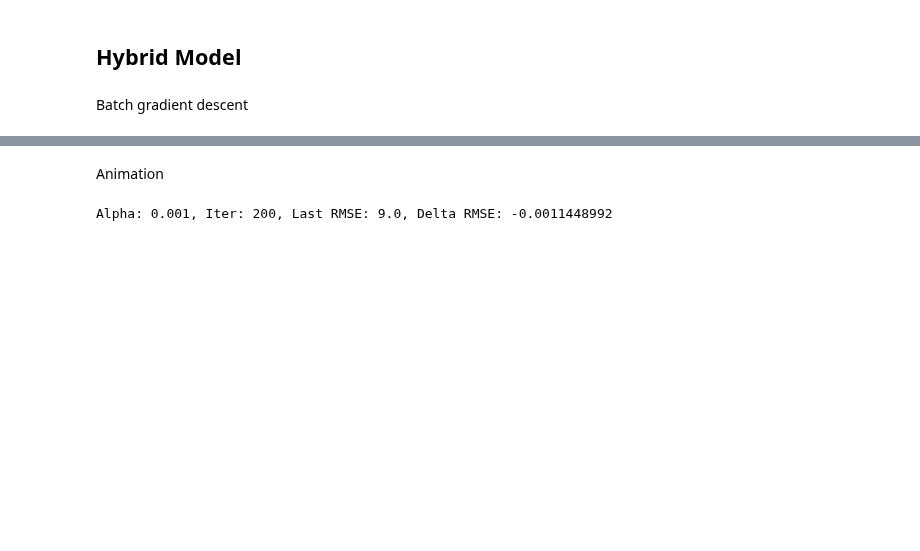
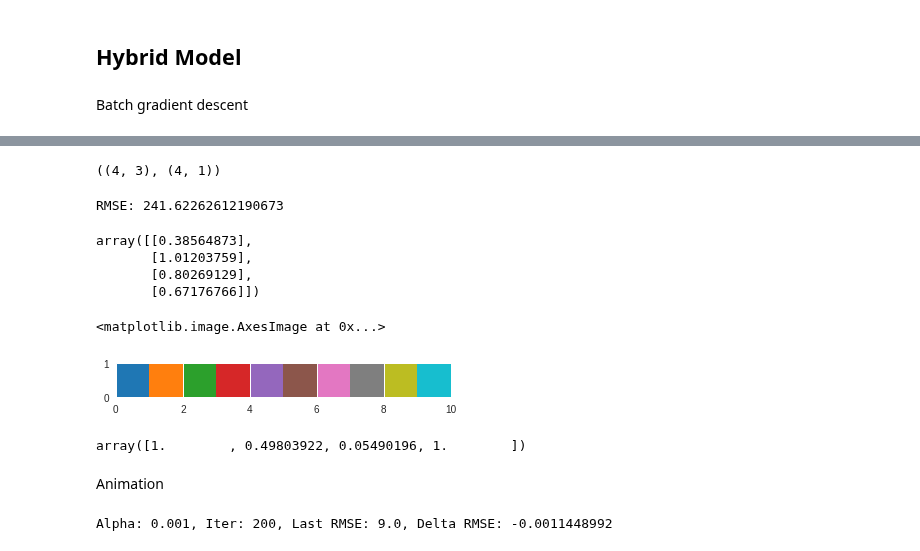
Before and after one commit to khanhnguyendata/skate_predict, a Jupyter notebook: analysis_part2.ipynb, the cells around one changed output, grey strips where cells are left out. Drawn from its saved outputs; the diff is of its cells as text; code cells hidden in the pictures; blank space fills up the shorter version.

```diff
--- a/analysis_part2.ipynb
+++ b/analysis_part2.ipynb
@@ -120,0 +196,4 @@ def batch_gd(season_scores, skater_order=None, init_seed=42,
+# %%
+residuals.shape, skater_scores.shape
+# %% [output]
+((4, 3), (4, 1))
@@ -121,3 +205,27 @@ def batch_gd(season_scores, skater_order=None, init_seed=42,
+# %%
+predicted_scores = skater_scores @ event_scores + baseline
+residuals = predicted_scores - true_scores
+print(f'RMSE: {np.sqrt(np.nanmean(residuals**2))}')
+# %% [output]
+RMSE: 241.62262612190673
+# %%
+skater_scores
+# %% [output]
+array([[0.38564873],
+       [1.01203759],
+       [0.80269129],
+       [0.67176766]])
+# %%
+cmap = plt.cm.get_cmap('tab10')
+colors = cmap(np.arange(cmap.N))
+plt.imshow([colors], extent=[0, 10, 0, 1])
+# %% [output]
+<matplotlib.image.AxesImage at 0x...>
+[figure, added]
+# %%
+colors[1]
+# %% [output]
+array([1.        , 0.49803922, 0.05490196, 1.        ])
 # %% [markdown]
 Animation
 # %%
```
Also changed, not shown: parts of 14 cells of this notebook, 5 other files.
